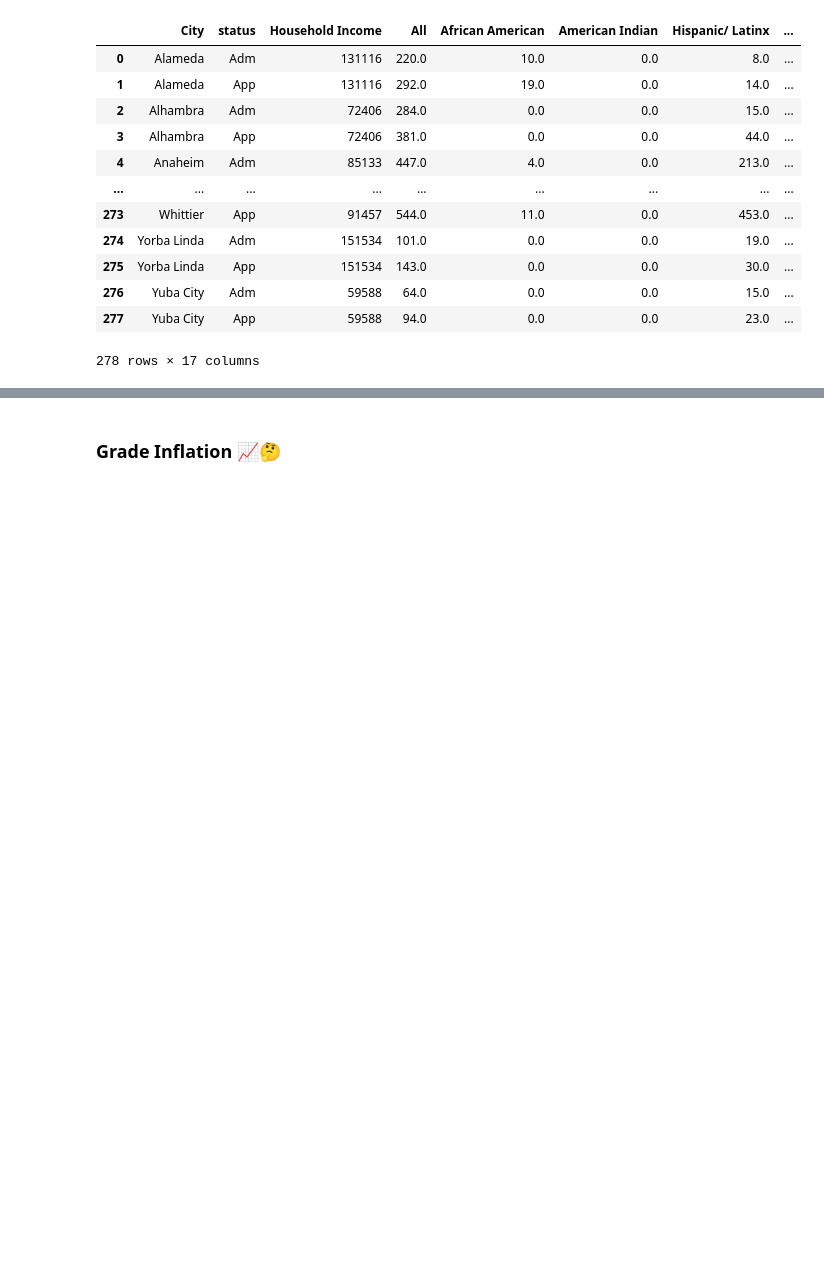
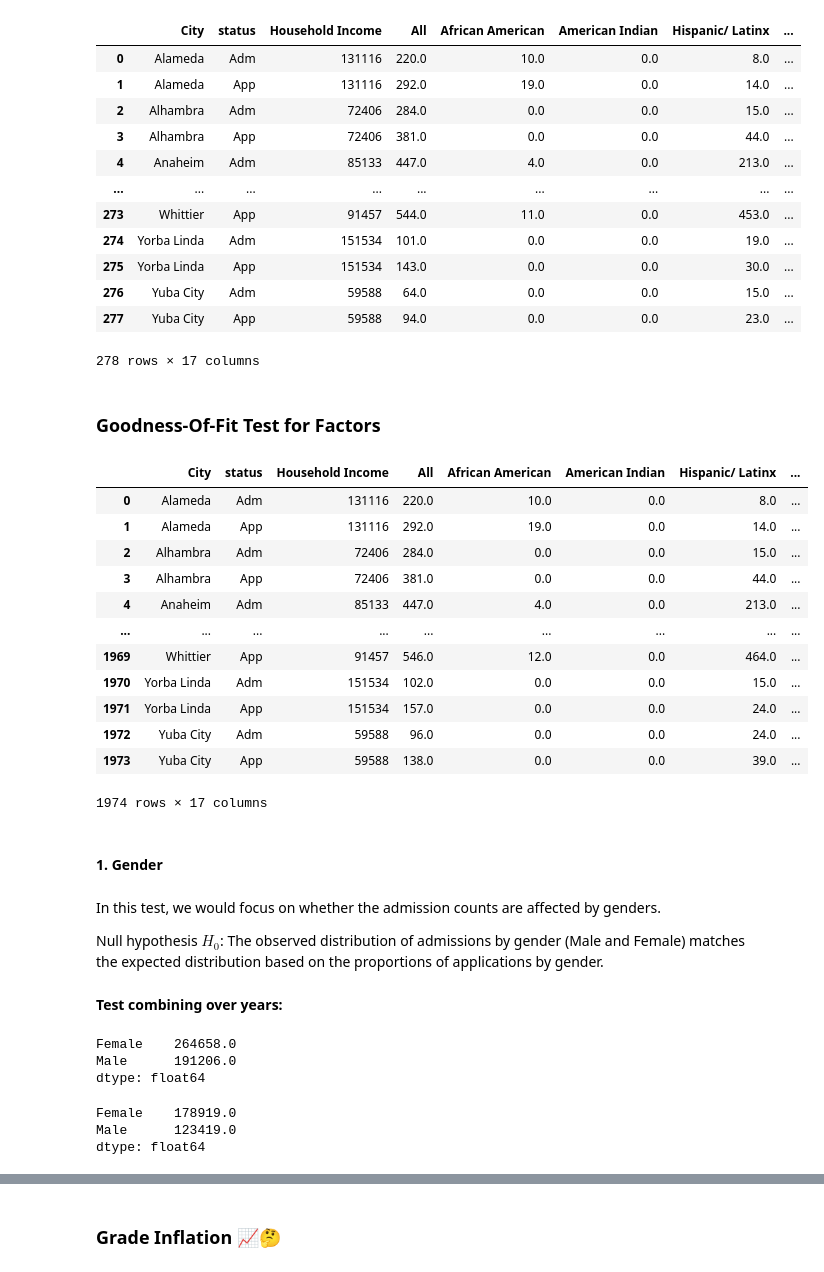
Before and after one commit to wanning-lu/MATH-189-Final-Project, a Jupyter notebook: analysis_merged.ipynb, the cells around one changed output, grey strips where cells are left out. Saved outputs shown, nothing was run; the diff lists cells and outputs as text; code cells hidden in the pictures; blank space fills up the shorter version.

Commit message:
Updated analysis merged by adding goodness-of-fit

```diff
--- a/analysis_merged.ipynb
+++ b/analysis_merged.ipynb
@@ -208,3 +208,56 @@ merged_years['2016']
 | 276 | Yuba City | Adm | 59588 | 64.0 | 0.0 | 0.0 | 15.0 | ... |
 | 277 | Yuba City | App | 59588 | 94.0 | 0.0 | 0.0 | 23.0 | ... |
 278 rows × 17 columns
+# %% [markdown]
+### Goodness-Of-Fit Test for Factors
+# %%
+# Combining the datasets from 2016 to 2023
+
+dataframes_list = []
+
+for year in years:
+    dataframes_list.append(merged_years[year])
+
+combined_years = pd.concat(dataframes_list, ignore_index=True)
+
+combined_years
+# %% [output]
+|  | City | status | Household Income | All | African American | American Indian | Hispanic/ Latinx | ... |
+| 0 | Alameda | Adm | 131116 | 220.0 | 10.0 | 0.0 | 8.0 | ... |
+| 1 | Alameda | App | 131116 | 292.0 | 19.0 | 0.0 | 14.0 | ... |
+| 2 | Alhambra | Adm | 72406 | 284.0 | 0.0 | 0.0 | 15.0 | ... |
+| 3 | Alhambra | App | 72406 | 381.0 | 0.0 | 0.0 | 44.0 | ... |
+| 4 | Anaheim | Adm | 85133 | 447.0 | 4.0 | 0.0 | 213.0 | ... |
+| ... | ... | ... | ... | ... | ... | ... | ... | ... |
+| 1969 | Whittier | App | 91457 | 546.0 | 12.0 | 0.0 | 464.0 | ... |
+| 1970 | Yorba Linda | Adm | 151534 | 102.0 | 0.0 | 0.0 | 15.0 | ... |
+| 1971 | Yorba Linda | App | 151534 | 157.0 | 0.0 | 0.0 | 24.0 | ... |
+| 1972 | Yuba City | Adm | 59588 | 96.0 | 0.0 | 0.0 | 24.0 | ... |
+| 1973 | Yuba City | App | 59588 | 138.0 | 0.0 | 0.0 | 39.0 | ... |
+1974 rows × 17 columns
+# %% [markdown]
+#### 1. Gender
+# %% [markdown]
+In this test, we would focus on whether the admission counts are affected by genders.
+
+Null hypothesis $H_0$: The observed distribution of admissions by gender (Male and Female) matches the expected distribution based on the proportions of applications by gender.
+# %% [markdown]
+**Test combining over years:**
+# %%
+# Count the genders of applicants and addmissions
+observed_adm_gender = combined_years[combined_years['status'] == 'Adm'][['Female', 'Male']].sum()
+observed_app_gender = combined_years[combined_years['status'] == 'App'][['Female', 'Male']].sum()
+
+# Gender counts for applicants
+observed_app_gender
+# %% [output]
+Female    264658.0
+Male      191206.0
+dtype: float64
+# %%
+# Gender counts for admissions
+observed_adm_gender
+# %% [output]
+Female    178919.0
+Male      123419.0
+dtype: float64
```
Also changed, not shown: parts of 46 cells of this notebook.
